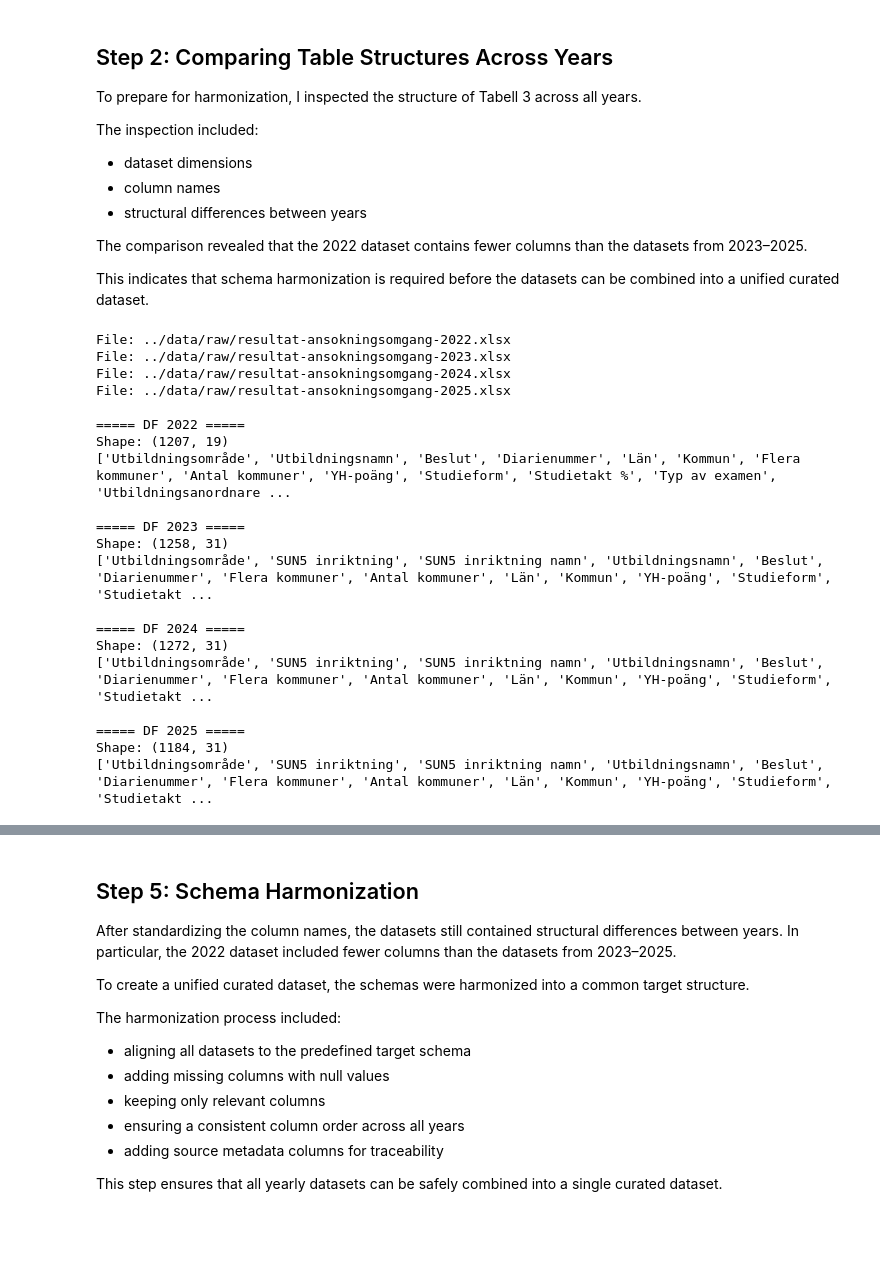
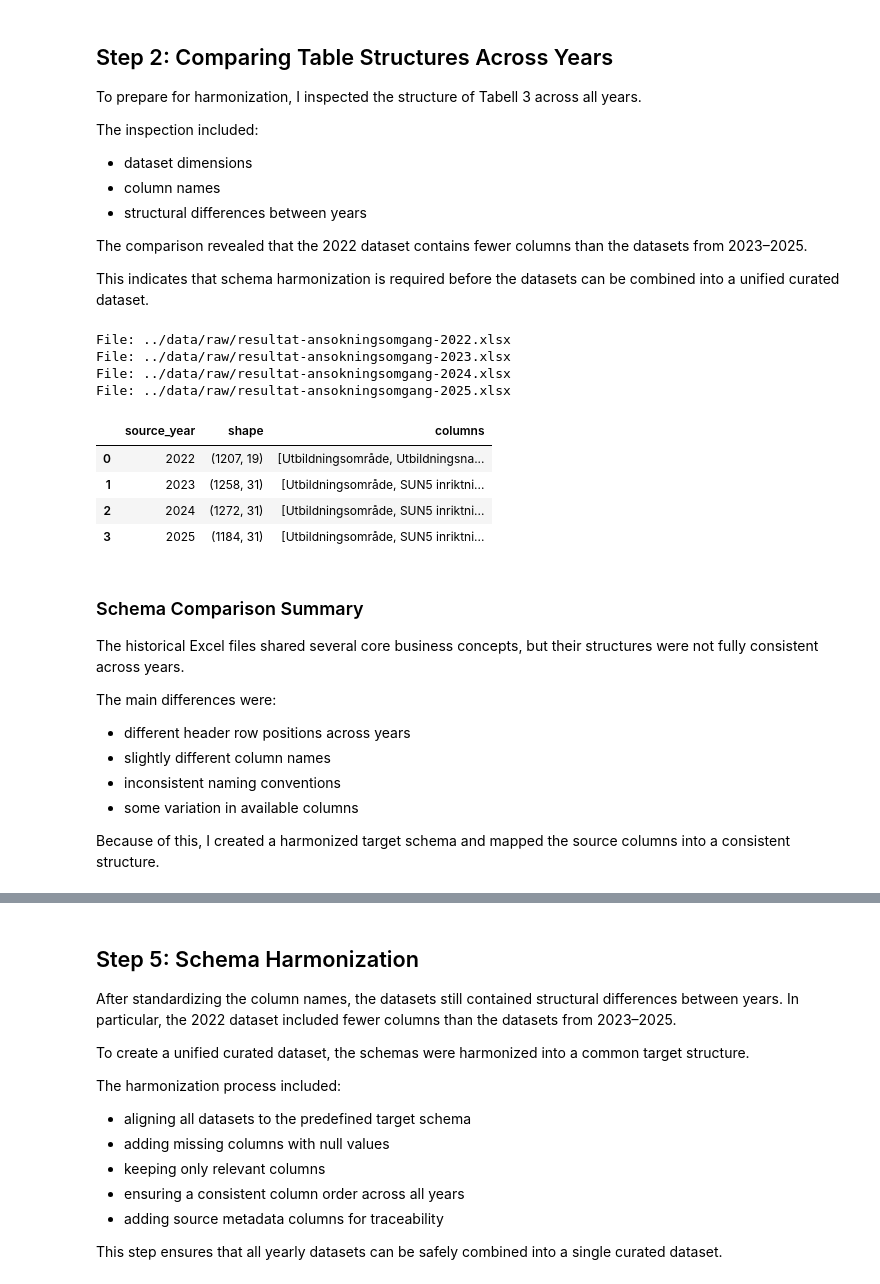
Before and after one commit to XinGclover/myh-applications-analytics, a Jupyter notebook: part_2/notebooks/part_2_curated_dataset.ipynb, the cells around one changed output, grey strips where cells are left out. Drawn from its saved outputs; the diff is of its cells as text; code cells hidden in the pictures; blank space fills up the shorter version.

```diff
--- a/part_2/notebooks/part_2_curated_dataset.ipynb
+++ b/part_2/notebooks/part_2_curated_dataset.ipynb
@@ -64,11 +65,20 @@ def load_all_years(sheet_name):
 
     return dfs
 
+
 def check_schema(dfs):
-    for year, df in dfs.items():
-        print(f"\n===== DF {year} =====")
-        print(f"Shape: {df.shape}")
-        print(df.columns.tolist())
+    schema_df = pd.DataFrame(
+        [
+            {
+                "source_year": year,
+                "shape": df.shape,
+                "columns": list(df.columns),
+            }
+            for year, df in dfs.items()
+        ]
+    )
+
+    return schema_df
 # %% [markdown]
 ## Step 2: Comparing Table Structures Across Years
 
@@ -84,30 +94,33 @@ The comparison revealed that the 2022 dataset contains fewer columns than the da
 This indicates that schema harmonization is required before the datasets can be combined into a unified curated dataset.
 # %%
 # Inspect each dataframe
-dfs= load_all_years("Tabell 3")
+dfs = load_all_years("Tabell 3")
 
-check_schema(dfs)
+schema_df = check_schema(dfs)
+schema_df
 # %% [output]
 File: ../data/raw/resultat-ansokningsomgang-2022.xlsx
 File: ../data/raw/resultat-ansokningsomgang-2023.xlsx
 File: ../data/raw/resultat-ansokningsomgang-2024.xlsx
 File: ../data/raw/resultat-ansokningsomgang-2025.xlsx
-
-===== DF 2022 =====
-Shape: (1207, 19)
-['Utbildningsområde', 'Utbildningsnamn', 'Beslut', 'Diarienummer', 'Län', 'Kommun', 'Flera kommuner', 'Antal kommuner', 'YH-poäng', 'Studieform', 'Studietakt %', 'Typ av examen', 'Utbildningsanordnare ...
-
-===== DF 2023 =====
-Shape: (1258, 31)
-['Utbildningsområde', 'SUN5 inriktning', 'SUN5 inriktning namn', 'Utbildningsnamn', 'Beslut', 'Diarienummer', 'Flera kommuner', 'Antal kommuner', 'Län', 'Kommun', 'YH-poäng', 'Studieform', 'Studietakt ...
-
-===== DF 2024 =====
-Shape: (1272, 31)
-['Utbildningsområde', 'SUN5 inriktning', 'SUN5 inriktning namn', 'Utbildningsnamn', 'Beslut', 'Diarienummer', 'Flera kommuner', 'Antal kommuner', 'Län', 'Kommun', 'YH-poäng', 'Studieform', 'Studietakt ...
-
-===== DF 2025 =====
-Shape: (1184, 31)
-['Utbildningsområde', 'SUN5 inriktning', 'SUN5 inriktning namn', 'Utbildningsnamn', 'Beslut', 'Diarienummer', 'Flera kommuner', 'Antal kommuner', 'Län', 'Kommun', 'YH-poäng', 'Studieform', 'Studietakt ...
+|  | source_year | shape | columns |
+| 0 | 2022 | (1207, 19) | [Utbildningsområde, Utbildningsna... |
+| 1 | 2023 | (1258, 31) | [Utbildningsområde, SUN5 inriktni... |
+| 2 | 2024 | (1272, 31) | [Utbildningsområde, SUN5 inriktni... |
+| 3 | 2025 | (1184, 31) | [Utbildningsområde, SUN5 inriktni... |
+# %% [markdown]
+### Schema Comparison Summary
+
+The historical Excel files shared several core business concepts, but their structures were not fully consistent across years.
+
+The main differences were:
+
+- different header row positions across years
+- slightly different column names
+- inconsistent naming conventions
+- some variation in available columns
+
+Because of this, I created a harmonized target schema and mapped the source columns into a consistent structure.
 # %% [markdown]
 ## Step 3: Define Target Schema
 
```
Also changed, not shown: parts of 11 cells of this notebook.
